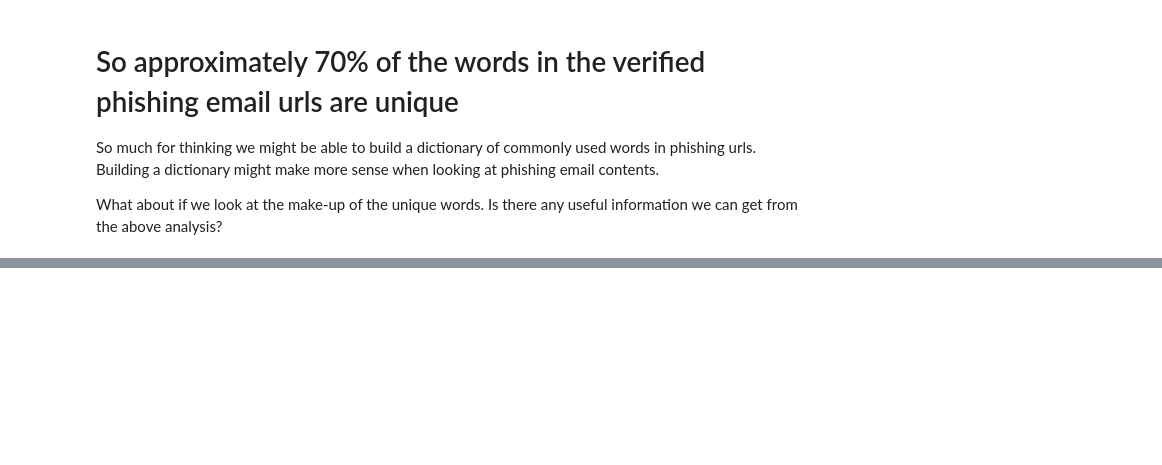
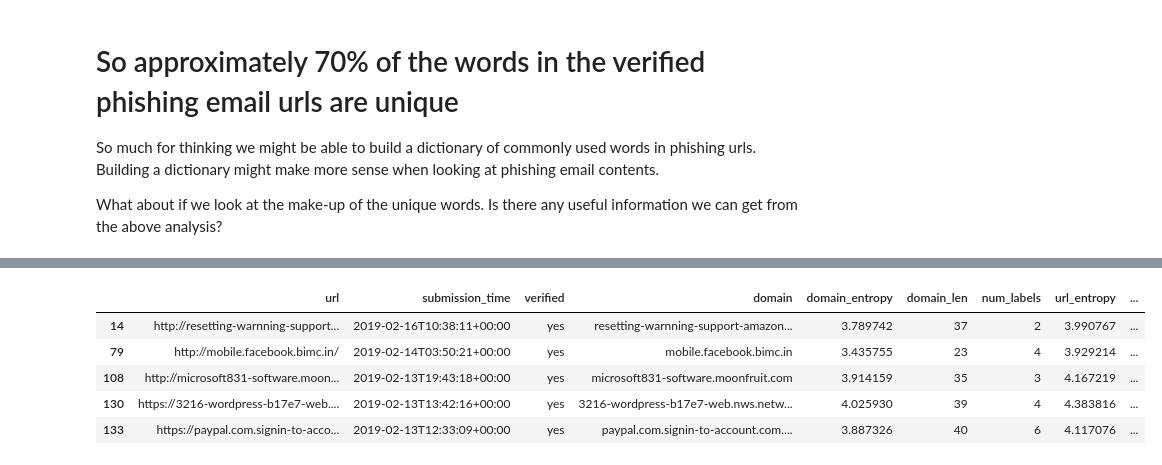
Before and after one commit to stephensheridan/pyhton-phishword-domain-analysis, a Jupyter notebook: PhishDictionary.ipynb, the cells around one changed output, grey strips where cells are left out. Saved outputs shown, nothing was run; the diff lists cells and outputs as text; code cells hidden in the pictures; blank space fills up the shorter version.

```diff
--- a/PhishDictionary.ipynb
+++ b/PhishDictionary.ipynb
@@ -172,0 +234,11 @@ What about if we look at the make-up of the unique words. Is there any useful in
+# %%
+df_misplaced = df[df['misplaced_brand'] == 1]
+# %%
+df_misplaced.head()
+# %% [output]
+|  | url | submission_time | verified | domain | domain_entropy | domain_len | num_labels | url_entropy | ... |
+| 14 | http://resetting-warnning-support... | 2019-02-16T10:38:11+00:00 | yes | resetting-warnning-support-amazon... | 3.789742 | 37 | 2 | 3.990767 | ... |
+| 79 | http://mobile.facebook.bimc.in/ | 2019-02-14T03:50:21+00:00 | yes | mobile.facebook.bimc.in | 3.435755 | 23 | 4 | 3.929214 | ... |
+| 108 | http://microsoft831-software.moon... | 2019-02-13T19:43:18+00:00 | yes | microsoft831-software.moonfruit.com | 3.914159 | 35 | 3 | 4.167219 | ... |
+| 130 | https://3216-wordpress-b17e7-web.... | 2019-02-13T13:42:16+00:00 | yes | 3216-wordpress-b17e7-web.nws.netw... | 4.025930 | 39 | 4 | 4.383816 | ... |
+| 133 | https://paypal.com.signin-to-acco... | 2019-02-13T12:33:09+00:00 | yes | paypal.com.signin-to-account.com.... | 3.887326 | 40 | 6 | 4.117076 | ... |
```
Also changed, not shown: parts of 11 cells of this notebook.
